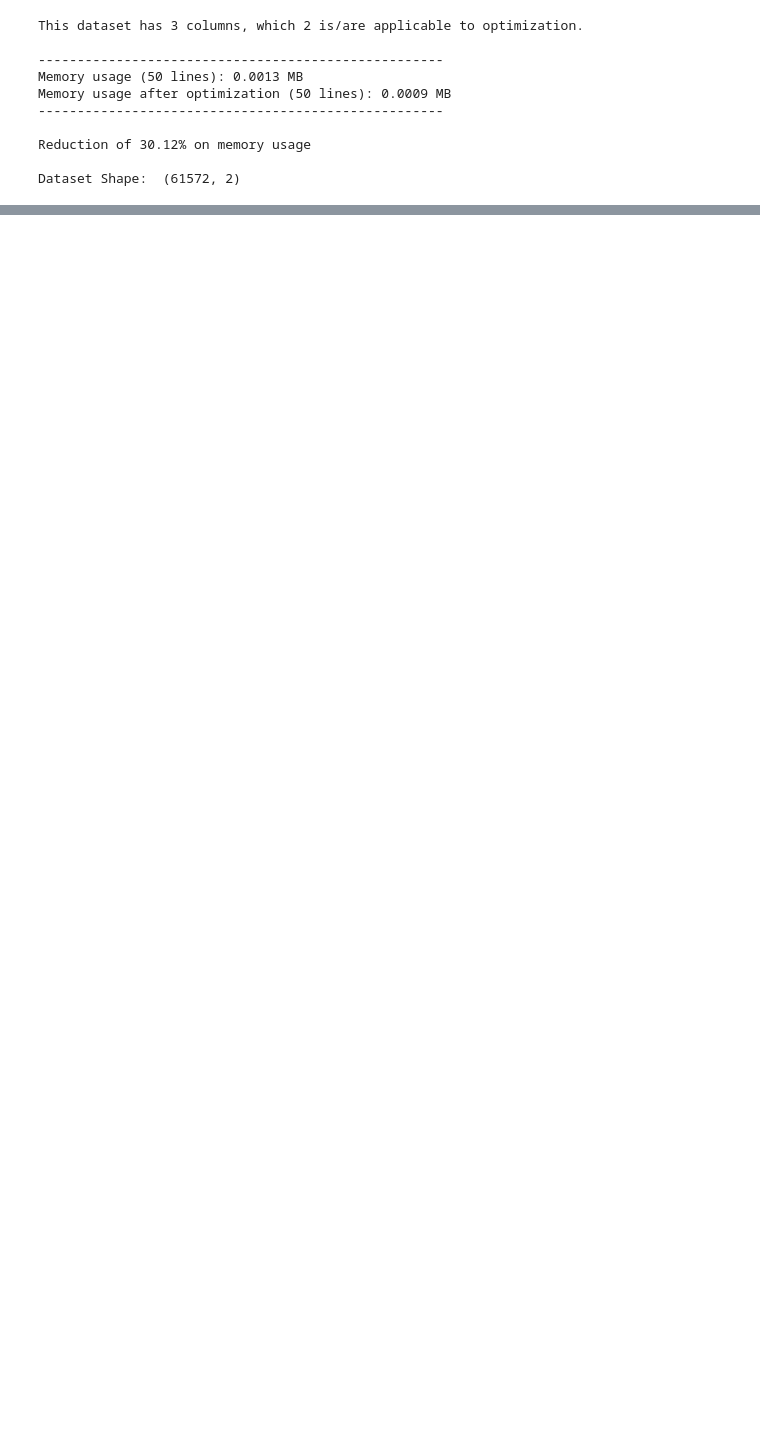
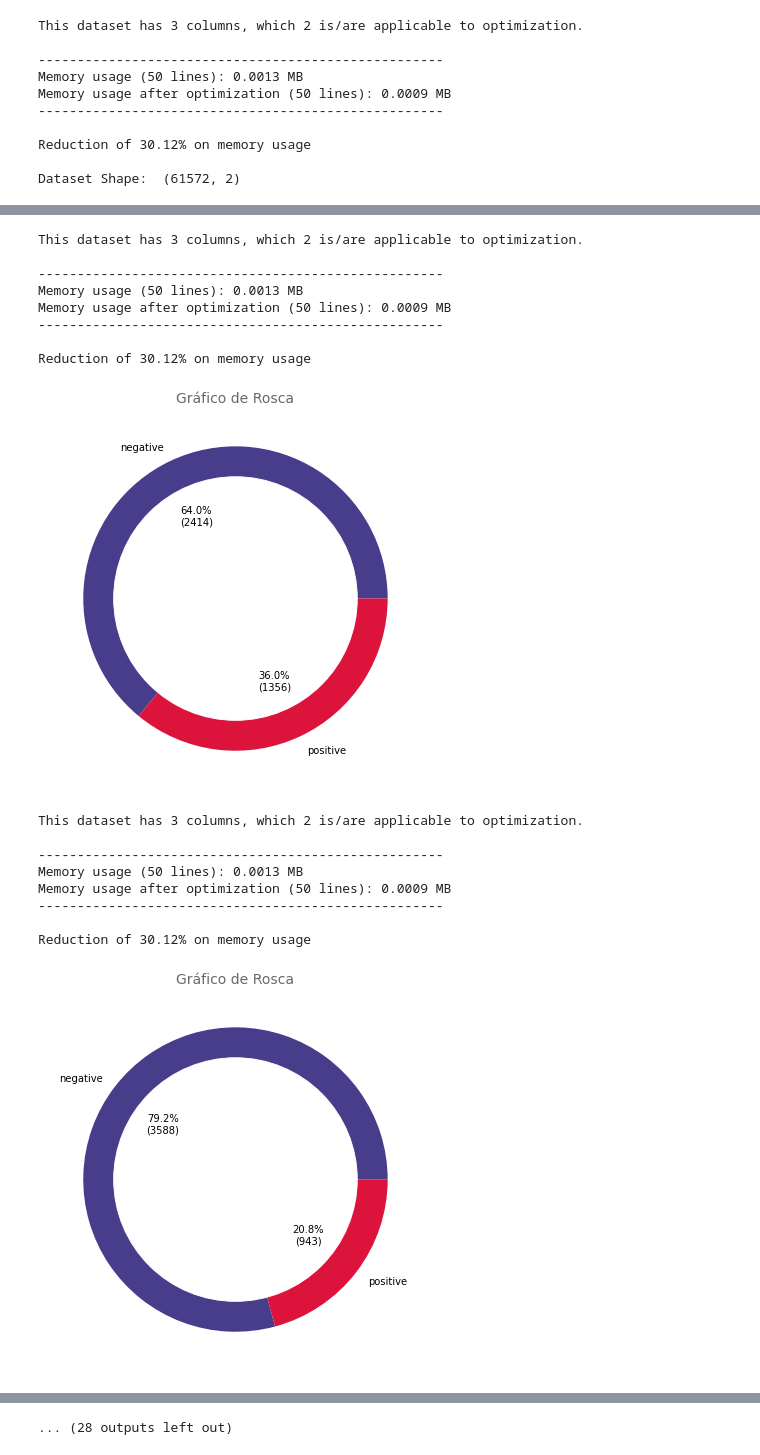
Before and after one commit to C10-Brazilian-e-commerce-modeling-team/brazilian-e-commerce, a Jupyter notebook: NLP/External_data_NLP.ipynb, the cells around one changed output, grey strips where cells are left out. Saved outputs shown, nothing was run; the diff lists cells and outputs as text; code cells hidden in the pictures; blank space fills up the shorter version.

```diff
--- a/NLP/External_data_NLP.ipynb
+++ b/NLP/External_data_NLP.ipynb
@@ -287,0 +341,3 @@ Reshape your data either using array.reshape(-1, 1) if your data has a single fe
+# %%
+m_array = csr_matrix(comment_prep, shape=(1,500)).toarray()
+model.predict(m_array)[0]
@@ -287,0 +405,60 @@ Reshape your data either using array.reshape(-1, 1) if your data has a single fe
+# %%
+extension = 'csv'
+files = [i for i in glob.glob('../Scraping/External_data/*.{}'.format(extension))]
+# %%
+def read_prep_data(path):
+
+    df = import_data(path)
+    df.drop('Unnamed: 0', axis=1, inplace=True)
+    df.rename(columns= {'comment':'review_comment_message', 'score':'review_score'}, inplace=True)
+    df_prep = initial_prep_pipeline.fit_transform(df)
+    df_prep.reset_index(inplace=True)
+    df_prep.drop('index', axis=1, inplace=True)
+
+    return df_prep
+# %%
+def nlp_predic(data):
+    sent_anls = []
+    for i in range(len(data)):
+        try:
+            comment_prep = text_prep_pipeline.fit_transform([data['review_comment_message'][i]])
+            m_array = csr_matrix(comment_prep, shape=(1,500)).toarray()
+            sent_anls. append(model.predict(m_array)[0])
+        except Exception as e:
+            pass
+
+    sent_dict = {
+    'sentiment': sent_anls,
+    'sentiment_label': [('positive' if x ==1 else "negative") for x in sent_anls]
+}
+
+    return pd.DataFrame(sent_dict)
+# %%
+for file in files:
+    data = read_prep_data(file)
+    prediction = nlp_predic(data)
+
+    fig, ax = plt.subplots(figsize=(7, 7))
+    donut_plot(prediction.query('sentiment_label in ("positive", "negative")'), 'sentiment_label',
+            label_names=prediction.query('sentiment_label in ("positive", "negative")')['sentiment_label'].value_counts().index,
+            ax=ax, colors=['darkslateblue', 'crimson'])
+    plt.show()
+# %% [output]
+This dataset has 3 columns, which 2 is/are applicable to optimization.
+
+----------------------------------------------------
+Memory usage (50 lines): 0.0013 MB
+Memory usage after optimization (50 lines): 0.0009 MB
+----------------------------------------------------
+
+Reduction of 30.12% on memory usage
+[figure, added]
+This dataset has 3 columns, which 2 is/are applicable to optimization.
+
+----------------------------------------------------
+Memory usage (50 lines): 0.0013 MB
+Memory usage after optimization (50 lines): 0.0009 MB
+----------------------------------------------------
+
+Reduction of 30.12% on memory usage
+[figure, added]
@@ -287,0 +501 @@ Reshape your data either using array.reshape(-1, 1) if your data has a single fe
+... (28 outputs left out)
```
Also changed, not shown: parts of 29 cells of this notebook, 4 other files.
